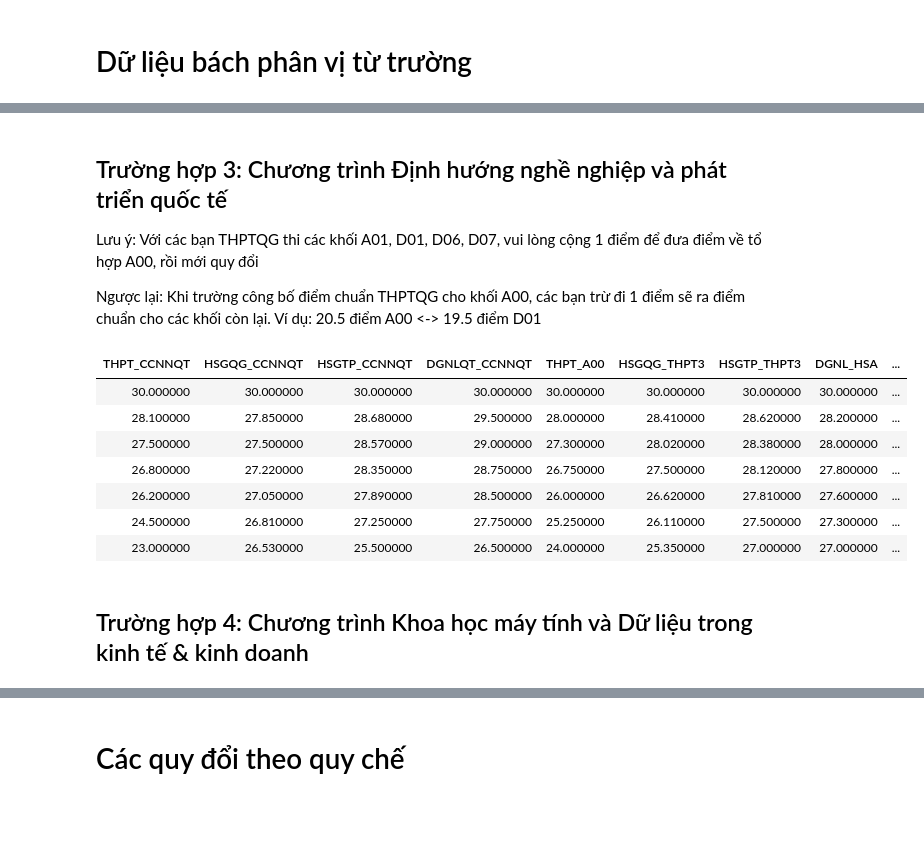
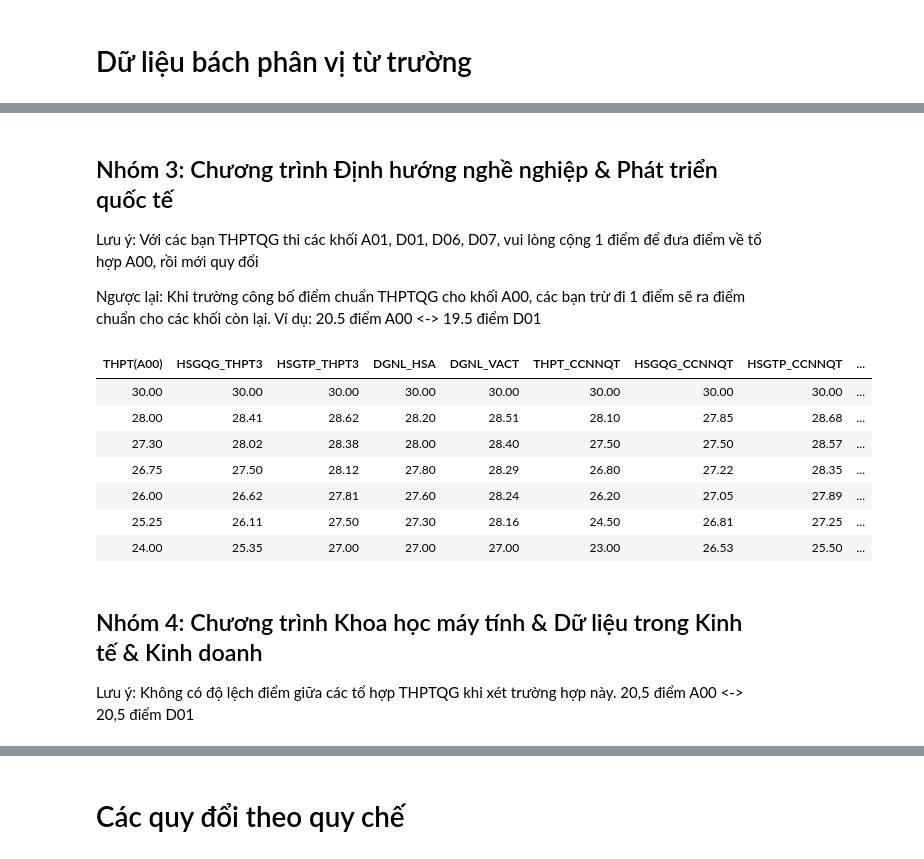
Before and after one commit to k1m1nonawa4869/THPT-converter, a Jupyter notebook: FTU.ipynb, the cells around one changed output, grey strips where cells are left out. Saved outputs shown, nothing was run; the diff lists cells and outputs as text; code cells hidden in the pictures; blank space fills up the shorter version.

Commit message:
extended input for 3 aspect
now having extended input for HSA, TSA and THPTQG (without CCNNQT)

```diff
--- a/FTU.ipynb
+++ b/FTU.ipynb
@@ -98,5 +145,5 @@ table_2.style.hide(axis="index")
 # %% [markdown]
-## Trường hợp 3: Chương trình Định hướng nghề nghiệp và phát triển quốc tế
+## Nhóm 3: Chương trình Định hướng nghề nghiệp & Phát triển quốc tế
 
 Lưu ý: Với các bạn THPTQG thi các khối A01, D01, D06, D07, vui lòng cộng 1 điểm để đưa điểm về tổ hợp A00, rồi mới quy đổi
 
@@ -104,39 +151,41 @@ Ngược lại: Khi trường công bố điểm chuẩn THPTQG cho khối A00,
 # %%
 thpt_ccnnqt_list_3 = [30, 28.1, 27.5, 26.8, 26.2, 24.5, 23]
 hsgqg_ccnnqt_list_3 = [30, 27.85, 27.5, 27.22, 27.05, 26.81, 26.53]
 hsgtp_ccnnqt_list_3 = [30, 28.68, 28.57, 28.35, 27.89, 27.25, 25.5]
 dgnlqt_ccnnqt_list_3 = [30, 29.5, 29, 28.75, 28.5, 27.75, 26.5]
 thpt_a00_list_3 = [30, 28, 27.3, 26.75, 26, 25.25, 24]
 hsgqg_thpt3_list_3 = [30, 28.41, 28.02, 27.5, 26.62, 26.11, 25.35]
 hsgtp_thpt3_list_3 = [30, 28.62, 28.38, 28.12, 27.81, 27.5, 27]
 dgnl_hsa_list_3 = [30, 28.2, 28, 27.8, 27.6, 27.3, 27]
 dgnl_vact_list_3 = [30, 28.51, 28.4, 28.29, 28.24, 28.16, 27]
 
 data_3 = {
+    "THPT(A00)": thpt_a00_list_3,
+    "HSGQG_THPT3": hsgqg_thpt3_list_3,
+    "HSGTP_THPT3": hsgtp_thpt3_list_3,
+    "DGNL_HSA": dgnl_hsa_list_3,
+    "DGNL_VACT": dgnl_vact_list_3,
     "THPT_CCNNQT": thpt_ccnnqt_list_3,
     "HSGQG_CCNNQT": hsgqg_ccnnqt_list_3,
     "HSGTP_CCNNQT": hsgtp_ccnnqt_list_3,
-    "DGNLQT_CCNNQT": dgnlqt_ccnnqt_list_3,
-    "THPT_A00": thpt_a00_list_3,
-    "HSGQG_THPT3": hsgqg_thpt3_list_3,
-    "HSGTP_THPT3": hsgtp_thpt3_list_3,
-    "DGNL_HSA": dgnl_hsa_list_3,
-    "DGNL_VACT": dgnl_vact_list_3
+    "DGNLQT_CCNNQT": dgnlqt_ccnnqt_list_3
 }
 
 table_3 = pd.DataFrame(data_3)
-table_3.style.hide(axis="index")
+display(table_3.style.hide(axis="index").format(precision=2))
 # %% [output]
-| THPT_CCNNQT | HSGQG_CCNNQT | HSGTP_CCNNQT | DGNLQT_CCNNQT | THPT_A00 | HSGQG_THPT3 | HSGTP_THPT3 | DGNL_HSA | ... |
-| 30.000000 | 30.000000 | 30.000000 | 30.000000 | 30.000000 | 30.000000 | 30.000000 | 30.000000 | ... |
-| 28.100000 | 27.850000 | 28.680000 | 29.500000 | 28.000000 | 28.410000 | 28.620000 | 28.200000 | ... |
-| 27.500000 | 27.500000 | 28.570000 | 29.000000 | 27.300000 | 28.020000 | 28.380000 | 28.000000 | ... |
-| 26.800000 | 27.220000 | 28.350000 | 28.750000 | 26.750000 | 27.500000 | 28.120000 | 27.800000 | ... |
-| 26.200000 | 27.050000 | 27.890000 | 28.500000 | 26.000000 | 26.620000 | 27.810000 | 27.600000 | ... |
-| 24.500000 | 26.810000 | 27.250000 | 27.750000 | 25.250000 | 26.110000 | 27.500000 | 27.300000 | ... |
-| 23.000000 | 26.530000 | 25.500000 | 26.500000 | 24.000000 | 25.350000 | 27.000000 | 27.000000 | ... |
+| THPT(A00) | HSGQG_THPT3 | HSGTP_THPT3 | DGNL_HSA | DGNL_VACT | THPT_CCNNQT | HSGQG_CCNNQT | HSGTP_CCNNQT | ... |
+| 30.00 | 30.00 | 30.00 | 30.00 | 30.00 | 30.00 | 30.00 | 30.00 | ... |
+| 28.00 | 28.41 | 28.62 | 28.20 | 28.51 | 28.10 | 27.85 | 28.68 | ... |
+| 27.30 | 28.02 | 28.38 | 28.00 | 28.40 | 27.50 | 27.50 | 28.57 | ... |
+| 26.75 | 27.50 | 28.12 | 27.80 | 28.29 | 26.80 | 27.22 | 28.35 | ... |
+| 26.00 | 26.62 | 27.81 | 27.60 | 28.24 | 26.20 | 27.05 | 27.89 | ... |
+| 25.25 | 26.11 | 27.50 | 27.30 | 28.16 | 24.50 | 26.81 | 27.25 | ... |
+| 24.00 | 25.35 | 27.00 | 27.00 | 27.00 | 23.00 | 26.53 | 25.50 | ... |
 # %% [markdown]
-## Trường hợp 4: Chương trình Khoa học máy tính và Dữ liệu trong kinh tế & kinh doanh
+## Nhóm 4: Chương trình Khoa học máy tính & Dữ liệu trong Kinh tế & Kinh doanh
+
+Lưu ý: Không có độ lệch điểm giữa các tổ hợp THPTQG khi xét trường hợp này. 20,5 điểm A00 <-> 20,5 điểm D01
 # %%
 thpt_a00_list_4 = [40, 37.33, 34.8, 32]
 hsgqg_thpt3_list_4 = [40, 39.24, 37.4, 33.52]
```
Also changed, not shown: parts of 33 cells of this notebook.
